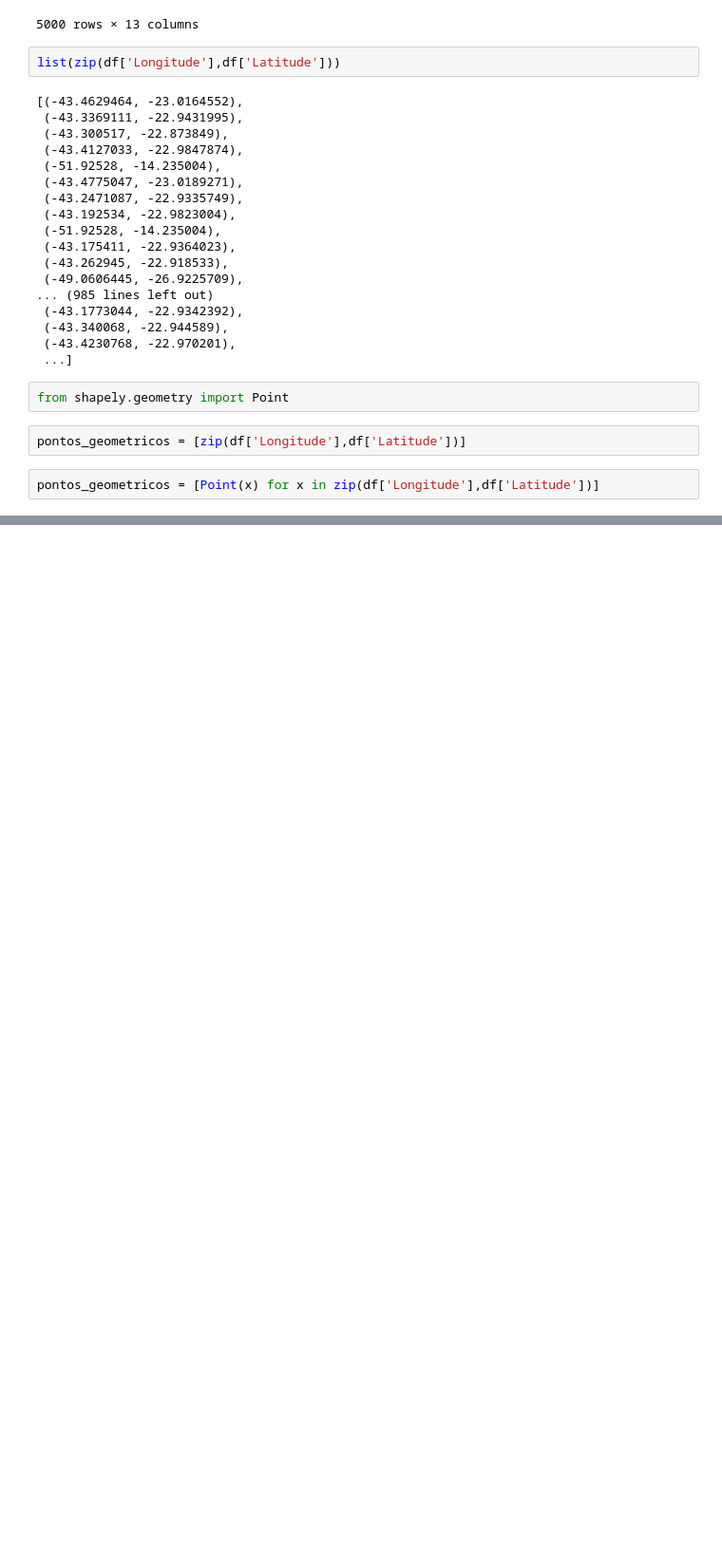
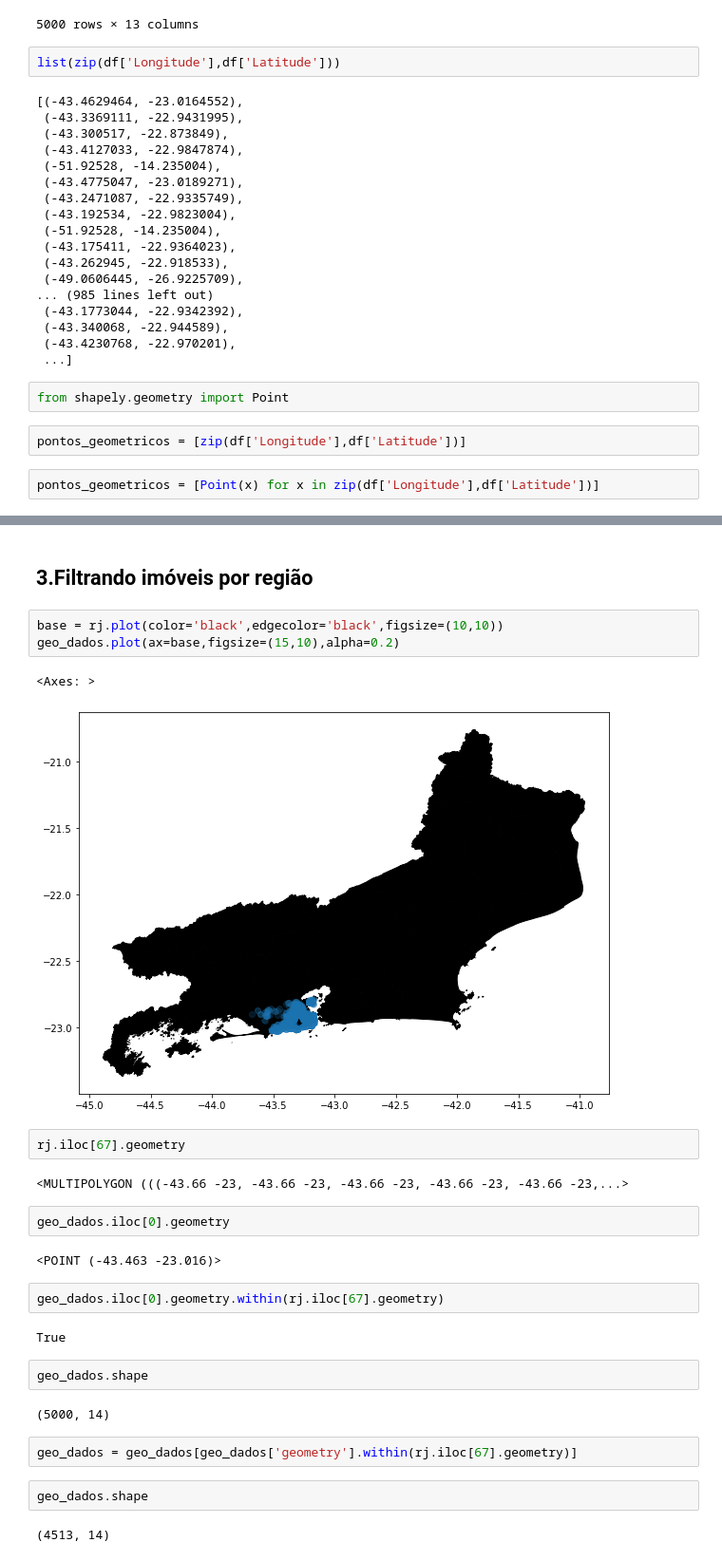
Before and after one commit to FranciscoFoz/programming-training, a Jupyter notebook: 12 - Pacotes Python/geopandas/curso_alura_geopandas.ipynb, the cells around one changed output, grey strips where cells are left out. Shown at 95% size. Saved outputs shown, nothing was run; the diff lists cells and outputs as text; blank space fills up the shorter version.

```diff
--- a/12 - Pacotes Python/geopandas/curso_alura_geopandas.ipynb
+++ b/12 - Pacotes Python/geopandas/curso_alura_geopandas.ipynb
@@ -119,0 +177,30 @@ pontos_geometricos
+# %% [markdown]
+## 3.Filtrando imóveis por região
+# %%
+base = rj.plot(color='black',edgecolor='black',figsize=(10,10))
+geo_dados.plot(ax=base,figsize=(15,10),alpha=0.2)
+# %% [output]
+<Axes: >
+[figure, added]
+# %%
+rj.iloc[67].geometry
+# %% [output]
+<MULTIPOLYGON (((-43.66 -23, -43.66 -23, -43.66 -23, -43.66 -23, -43.66 -23,...>
+# %%
+geo_dados.iloc[0].geometry
+# %% [output]
+<POINT (-43.463 -23.016)>
+# %%
+geo_dados.iloc[0].geometry.within(rj.iloc[67].geometry)
+# %% [output]
+True
+# %%
+geo_dados.shape
+# %% [output]
+(5000, 14)
+# %%
+geo_dados = geo_dados[geo_dados['geometry'].within(rj.iloc[67].geometry)]
+# %%
+geo_dados.shape
+# %% [output]
+(4513, 14)
```
Also changed, not shown: parts of 17 cells of this notebook, 1 other file.
